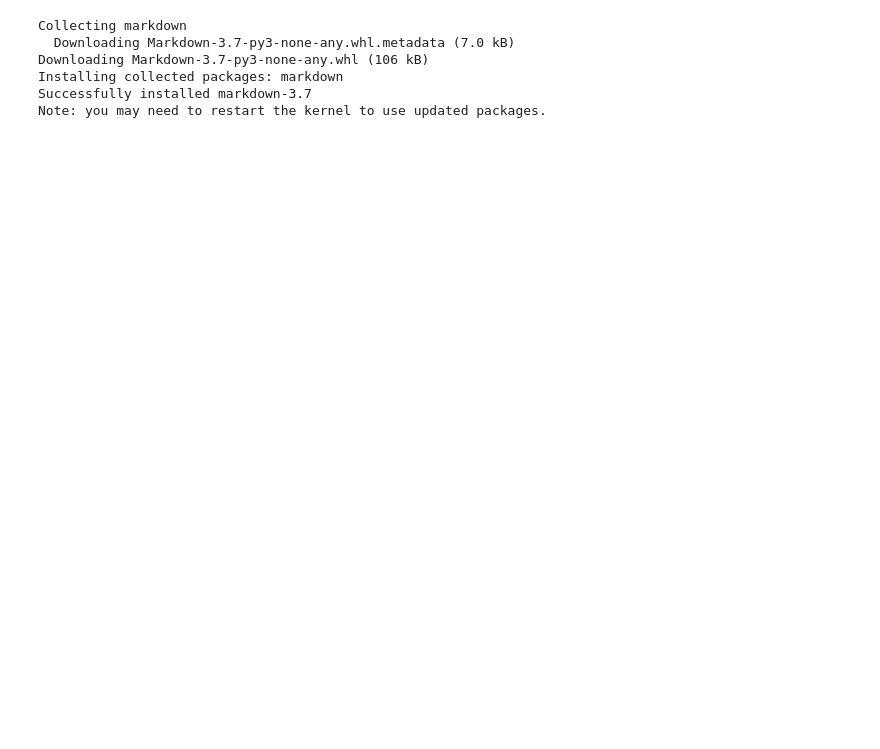
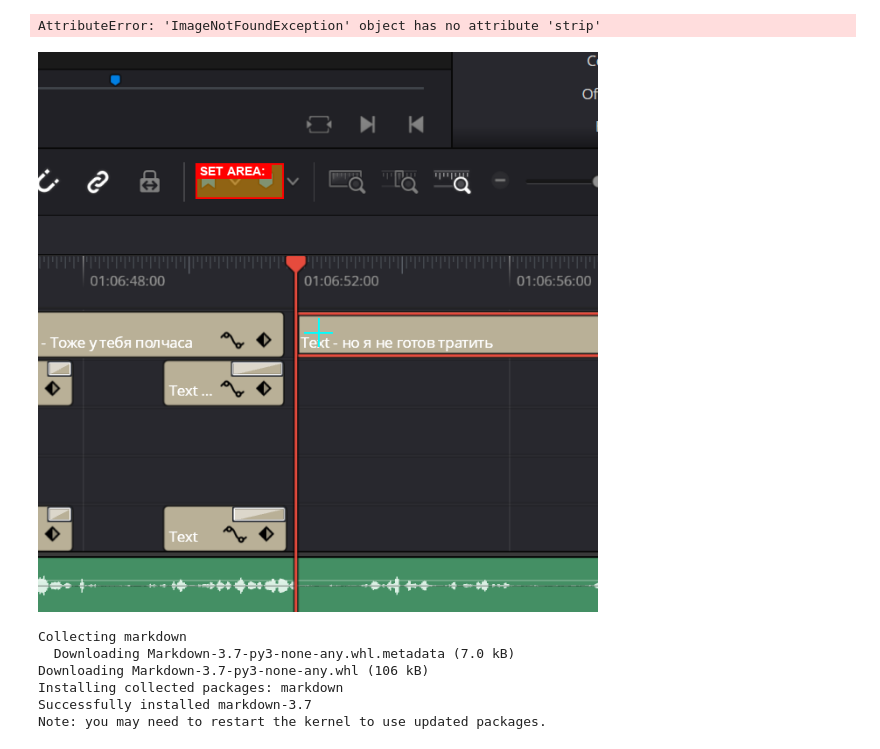
Before and after one commit to KKallas/Pyperiscope, a Jupyter notebook: prototype/binoculars.ipynb, the cells around one changed output. Drawn from its saved outputs; the diff is of its cells as text; code cells hidden in the pictures; blank space fills up the shorter version.

```diff
--- a/prototype/binoculars.ipynb
+++ b/prototype/binoculars.ipynb
@@ -149,5 +534,11 @@ VBox(children=(HTML(value='', placeholder='Description'), HBox(children=(Image(v
 # %%
-b.update_from_screenshot("_dav_subtitle2.png")
+b.debug_screenshot("_dav_subtitle2.png")
+# %% [output]
+AttributeError: 'ImageNotFoundException' object has no attribute 'strip'
+# %%
+step.render_preview()
+# %% [output]
+[figure, added]
 # %%
 %pip install markdown
 # %% [output]
```
Also changed, not shown: parts of 12 cells of this notebook, 14 other files.
